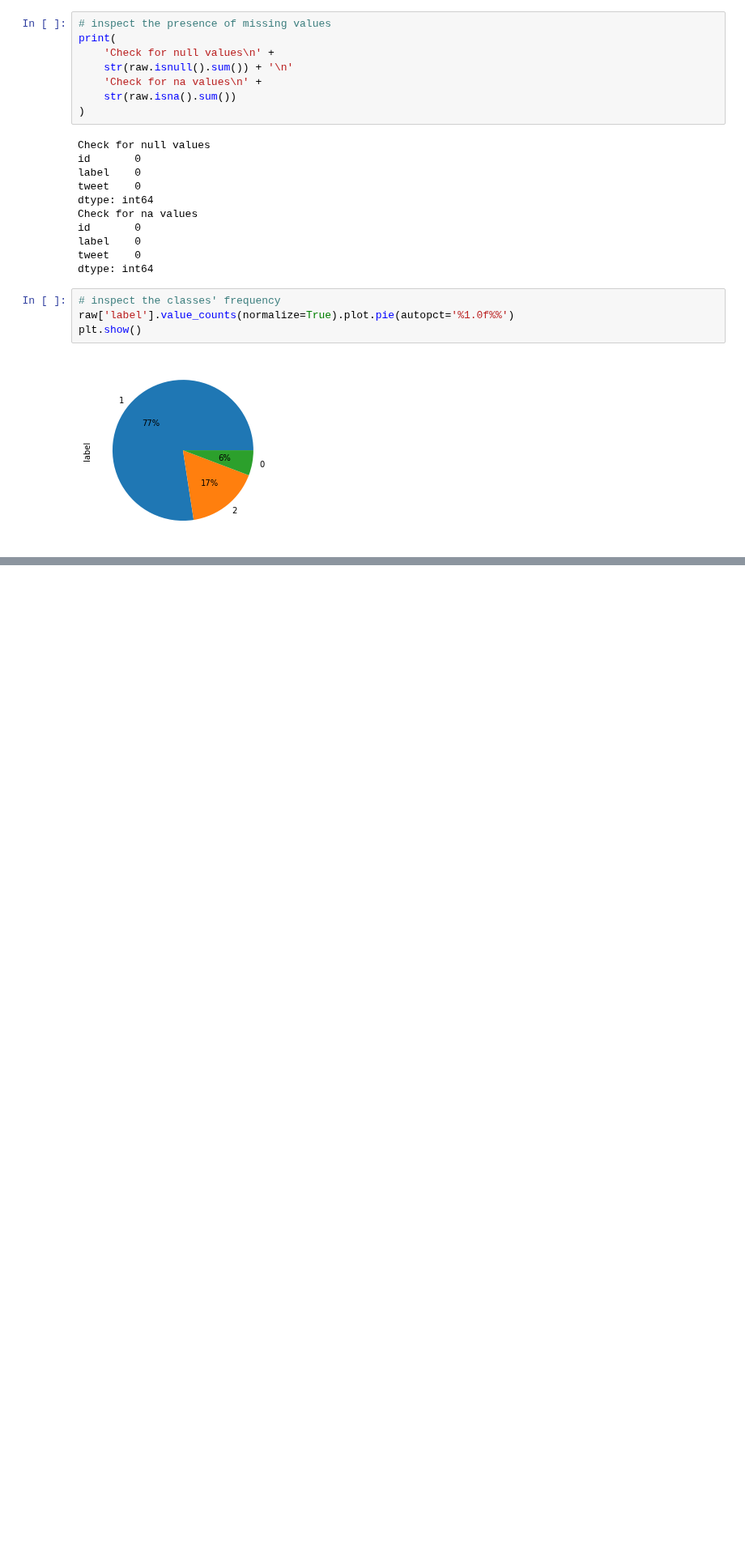
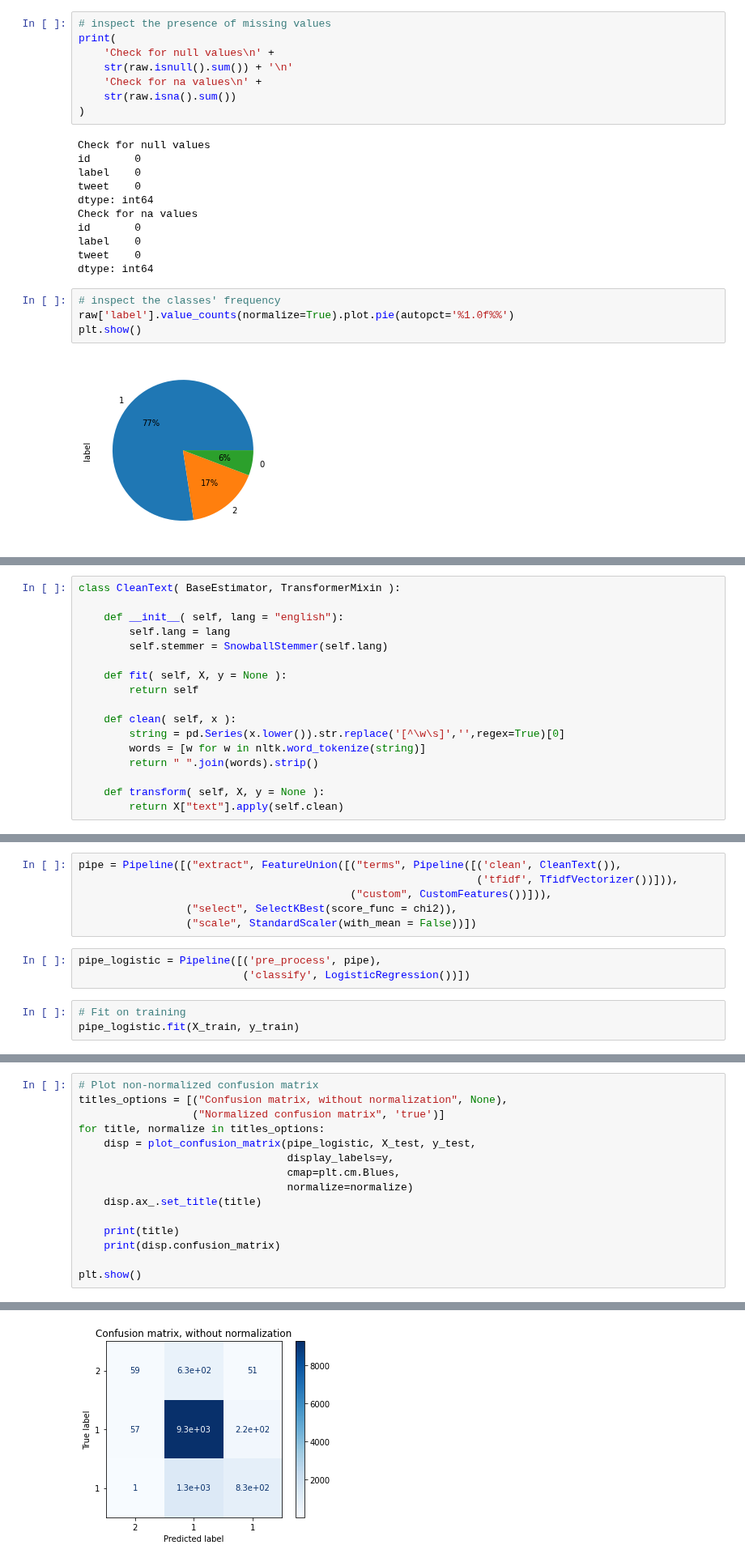
Before and after one commit to gregorio-saporito/hate-speech-detection, a Jupyter notebook: main.ipynb, the cells around one changed output, grey strips where cells are left out. Shown at 81% size. Saved outputs shown, nothing was run; the diff lists cells and outputs as text; blank space fills up the shorter version.

Commit message:
logistic classification

```diff
--- a/main.ipynb
+++ b/main.ipynb
@@ -70,0 +111,17 @@ plt.show()
+# %%
+class CleanText( BaseEstimator, TransformerMixin ):
+
+    def __init__( self, lang = "english"):
+        self.lang = lang
+        self.stemmer = SnowballStemmer(self.lang)
+
+    def fit( self, X, y = None ):
+        return self
+
+    def clean( self, x ):
+        string = pd.Series(x.lower()).str.replace('[^\w\s]','',regex=True)[0]
+        words = [w for w in nltk.word_tokenize(string)]
+        return " ".join(words).strip()
+
+    def transform( self, X, y = None ):
+        return X["text"].apply(self.clean)
@@ -70,0 +187,12 @@ plt.show()
+# %%
+pipe = Pipeline([("extract", FeatureUnion([("terms", Pipeline([('clean', CleanText()),
+                                                               ('tfidf', TfidfVectorizer())])),
+                                           ("custom", CustomFeatures())])),
+                 ("select", SelectKBest(score_func = chi2)),
+                 ("scale", StandardScaler(with_mean = False))])
+# %%
+pipe_logistic = Pipeline([('pre_process', pipe),
+                          ('classify', LogisticRegression())])
+# %%
+# Fit on training
+pipe_logistic.fit(X_train, y_train)
@@ -70,0 +223,16 @@ plt.show()
+# %%
+# Plot non-normalized confusion matrix
+titles_options = [("Confusion matrix, without normalization", None),
+                  ("Normalized confusion matrix", 'true')]
+for title, normalize in titles_options:
+    disp = plot_confusion_matrix(pipe_logistic, X_test, y_test,
+                                 display_labels=y,
+                                 cmap=plt.cm.Blues,
+                                 normalize=normalize)
+    disp.ax_.set_title(title)
+
+    print(title)
+    print(disp.confusion_matrix)
+
+plt.show()
+# %% [output]
@@ -70,0 +247 @@ plt.show()
+[figure, added]
```
Also changed, not shown: parts of 15 cells of this notebook.
